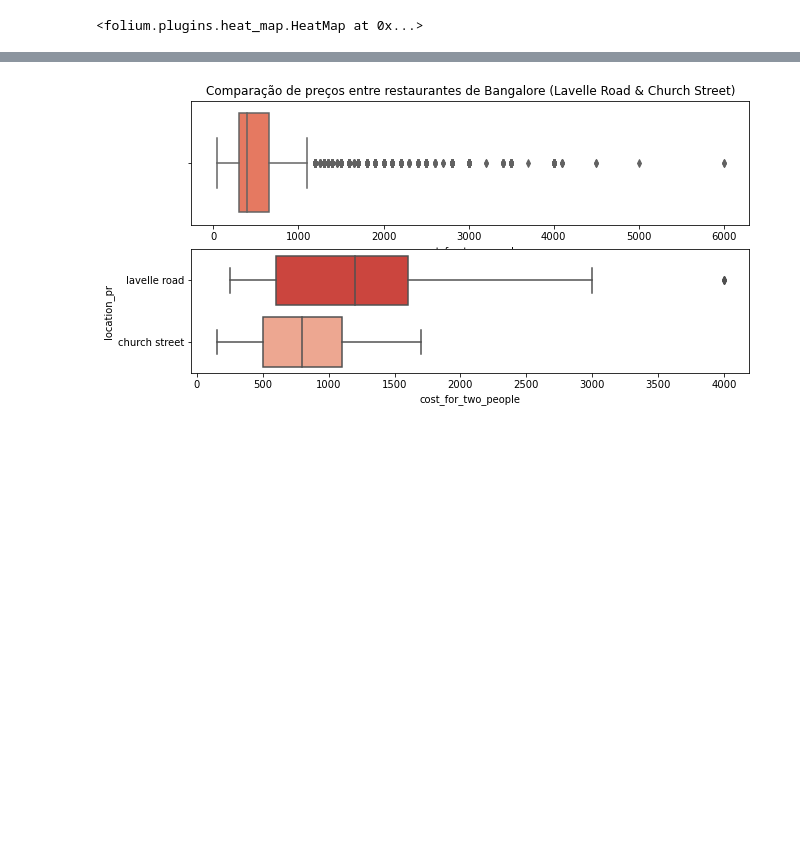
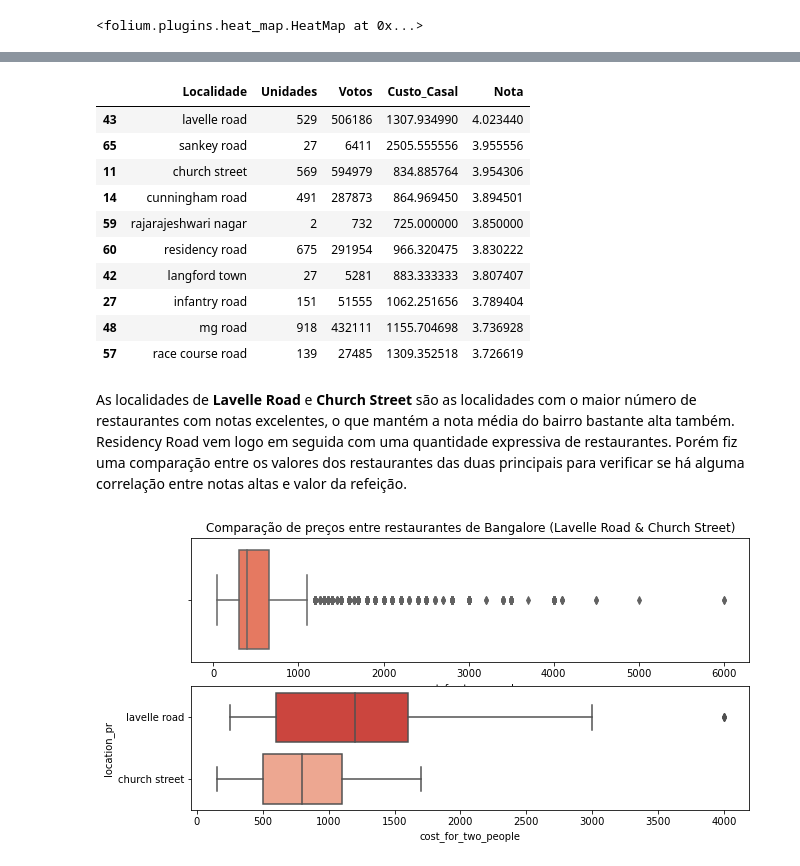
Before and after one commit to kabianca/zomato-rates-review, a Jupyter notebook: Projeto 6 - Laboratoria - Zomato - Análise Exploratoria.ipynb, the cells around one changed output, grey strips where cells are left out. Saved outputs shown, nothing was run; the diff lists cells and outputs as text; code cells hidden in the pictures; blank space fills up the shorter version.

```diff
--- a/Projeto 6 - Laboratoria - Zomato - Análise Exploratoria.ipynb
+++ b/Projeto 6 - Laboratoria - Zomato - Análise Exploratoria.ipynb
@@ -505,4 +614,4 @@ bengaluru
 # Remover números e indicadores de números ordinais da nomenclatura das localidades (esse fator irá agrupar localidades antes tidas
 # como distintas, tais como koramangala por exemplo:
 
-df2['location_pr'] = df2.location.apply(lambda x:re.sub("[0-9]+(st|th|nd|rd) block", "", x.lower()).strip())
+df2['location_group'] = df2.location.apply(lambda x:re.sub("[0-9]+(st|th|nd|rd) block", "", x.lower()).strip())
@@ -565,3 +622,24 @@ plt.show()
+# %%
+loc_better_rate = df2.groupby(['location_pr'], as_index=False).agg({'votes': 'sum', 'name': 'count', 'cost_for_two_people': 'mean', 'rate': 'mean'})
+loc_better_rate.columns = ['Localidade', 'Votos', 'Unidades', 'Custo_Casal', 'Nota']
+loc_better_rate = loc_better_rate.sort_values(['Nota', 'Unidades'], ascending=False)
+loc_better_rate = loc_better_rate.loc[:, ['Localidade', 'Unidades', 'Votos', 'Custo_Casal', 'Nota']]
+
+loc_better_rate.head(10)
+# %% [output]
+|  | Localidade | Unidades | Votos | Custo_Casal | Nota |
+| 43 | lavelle road | 529 | 506186 | 1307.934990 | 4.023440 |
+| 65 | sankey road | 27 | 6411 | 2505.555556 | 3.955556 |
+| 11 | church street | 569 | 594979 | 834.885764 | 3.954306 |
+| 14 | cunningham road | 491 | 287873 | 864.969450 | 3.894501 |
+| 59 | rajarajeshwari nagar | 2 | 732 | 725.000000 | 3.850000 |
+| 60 | residency road | 675 | 291954 | 966.320475 | 3.830222 |
+| 42 | langford town | 27 | 5281 | 883.333333 | 3.807407 |
+| 27 | infantry road | 151 | 51555 | 1062.251656 | 3.789404 |
+| 48 | mg road | 918 | 432111 | 1155.704698 | 3.736928 |
+| 57 | race course road | 139 | 27485 | 1309.352518 | 3.726619 |
+# %% [markdown]
+As localidades de **Lavelle Road** e **Church Street** são as localidades com o maior número de restaurantes com notas excelentes, o que mantém a nota média do bairro bastante alta também. Residency Road vem logo em seguida com uma quantidade expressiva de restaurantes. Porém fiz uma comparação entre os valores dos restaurantes das duas principais para verificar se há alguma correlação entre notas altas e valor da refeição.
 # %%
 # Análise dos restaurantes com maior tarifa nas localidades Lavelle Road e Church Street:
 
```
Also changed, not shown: parts of 27 cells of this notebook.
